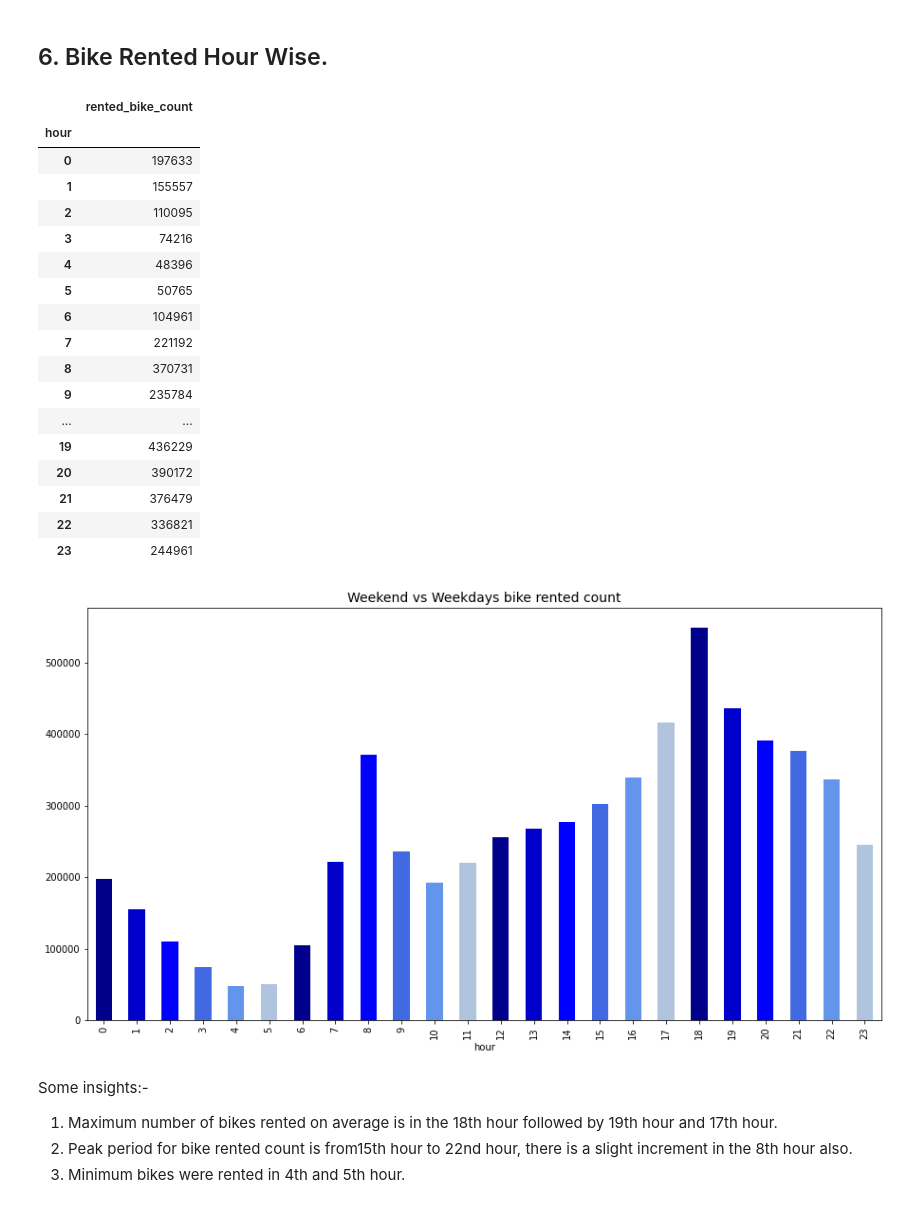
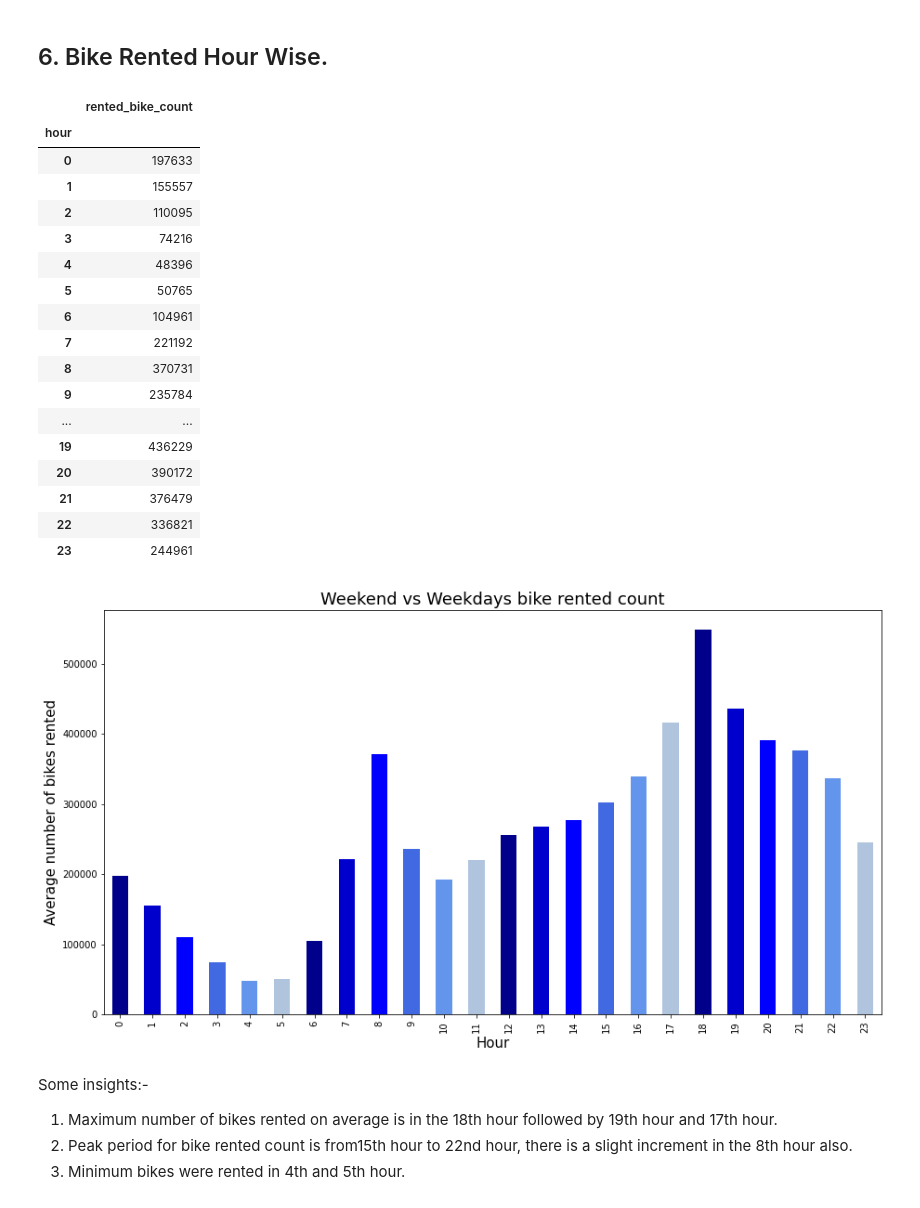
Before and after one commit to Samarjeet-singh-chhabra/LR-Bike-Sharing-Demand-Prediction, a Jupyter notebook: PERSONAL_NOTEBOOK_|_CP_2_|_BIKE_SHARING_DEMAND_PREDICTION_|_SAMARJEET.ipynb, the cells around one changed output. Cells and saved outputs as stored; diff of their text form; code cells hidden in the pictures.

```diff
--- a/PERSONAL_NOTEBOOK_|_CP_2_|_BIKE_SHARING_DEMAND_PREDICTION_|_SAMARJEET.ipynb
+++ b/PERSONAL_NOTEBOOK_|_CP_2_|_BIKE_SHARING_DEMAND_PREDICTION_|_SAMARJEET.ipynb
@@ -435,33 +439,35 @@ Some insights:-
 # %%
 # Creating data set which has all features grouped by accordind to hour
 
 hour_eda=bike_df.groupby('hour').sum()
 
 # Plotting graph
-hour_eda['rented_bike_count'].plot(kind='bar',figsize=(15,8) , color=['darkblue','mediumblue', 'blue', 'royalblue', 'cornflowerblue', 'lightsteelblue'])
-plt.title('Weekend vs Weekdays bike rented count',fontsize=14)
+hour_eda['rented_bike_count'].plot(kind='bar',figsize=(15,8) ,fontsize=12, color=['darkblue','mediumblue', 'blue', 'royalblue', 'cornflowerblue', 'lightsteelblue'])
+plt.title('Weekend vs Weekdays bike rented count',fontsize=18)
+plt.xlabel("Hour", fontsize= 15)
+plt.ylabel("Average number of bikes rented", fontsize= 15)
 
 hour_eda[hour_eda.columns[0:1]]
 # %% [output]
 |  | rented_bike_count |
 | hour |  |
 | 0 | 197633 |
 | 1 | 155557 |
 | 2 | 110095 |
 | 3 | 74216 |
 | 4 | 48396 |
 | 5 | 50765 |
 | 6 | 104961 |
 | 7 | 221192 |
 | 8 | 370731 |
 | 9 | 235784 |
 | ... | ... |
 | 19 | 436229 |
 | 20 | 390172 |
 | 21 | 376479 |
 | 22 | 336821 |
 | 23 | 244961 |
-[figure, old version]
+[figure, new version]
 # %% [markdown]
 Some insights:-
 1. Maximum number of bikes rented on average is in the 18th hour followed by 19th hour and 17th hour.
```
Also changed, not shown: parts of 11 cells of this notebook.
